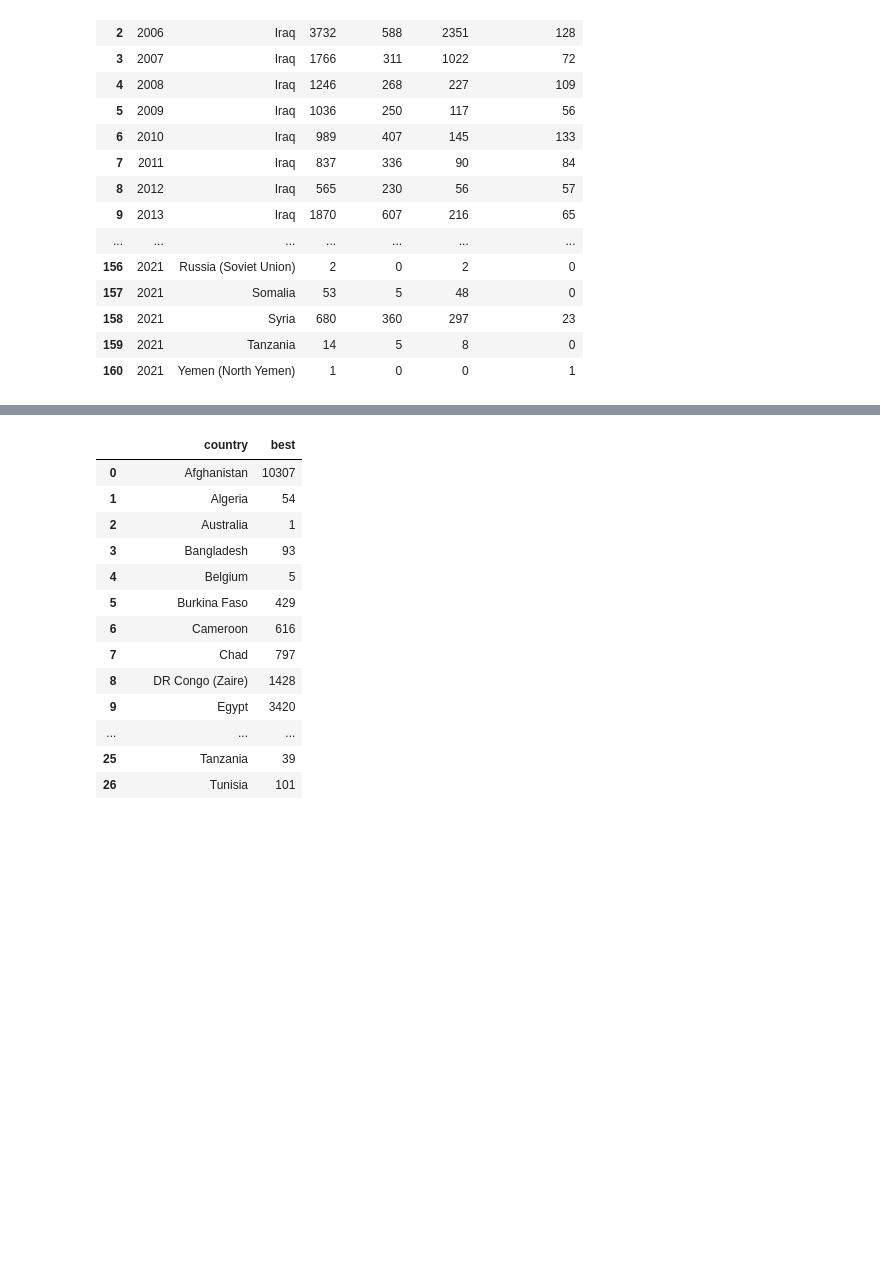
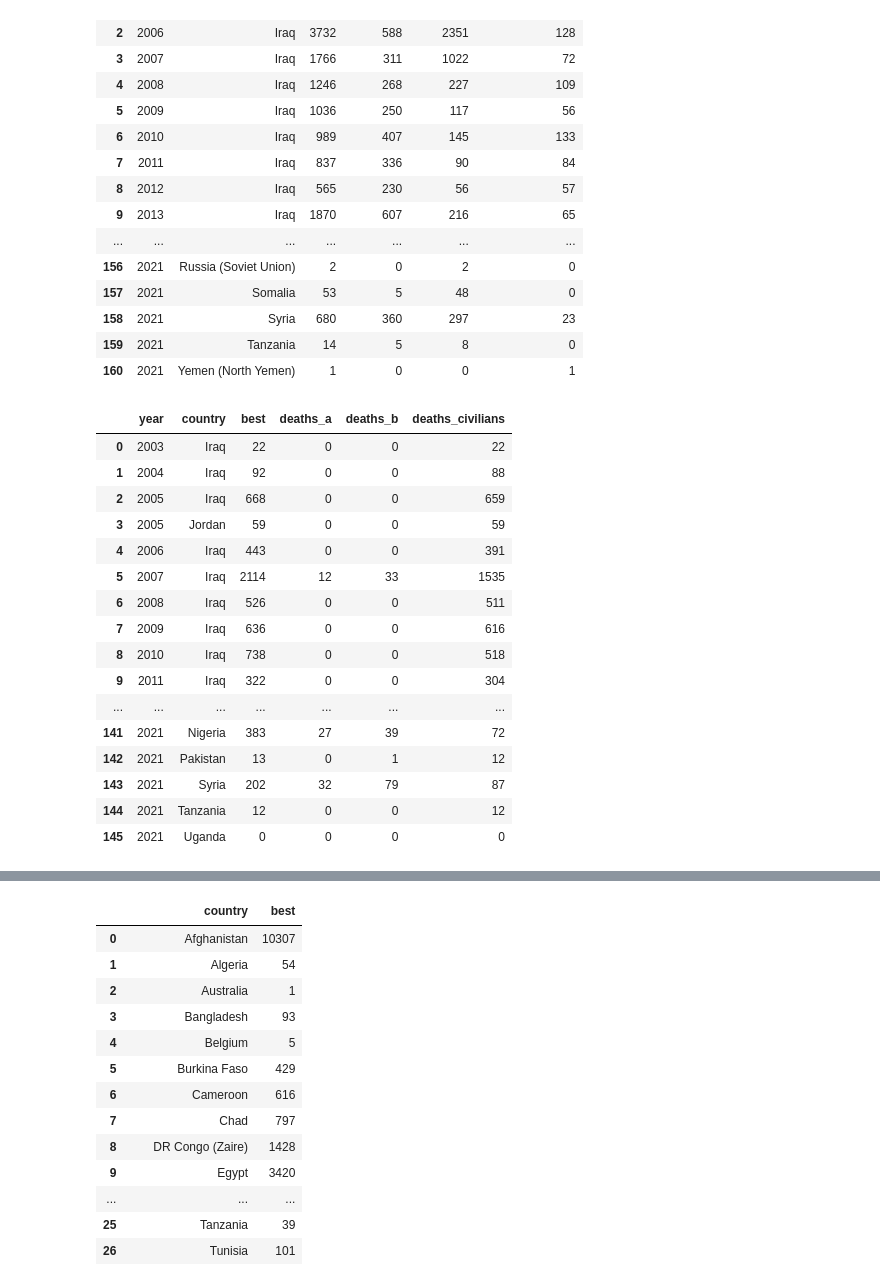
Before and after one commit to Joldon/political_violence, a Jupyter notebook: ged_event_21.ipynb, the cells around one changed output, grey strips where cells are left out. Cells and saved outputs as stored; diff of their text form; code cells hidden in the pictures; blank space fills up the shorter version.

```diff
--- a/ged_event_21.ipynb
+++ b/ged_event_21.ipynb
@@ -362,5 +364,26 @@ data[data['side_b'] == 'IS'].groupby(['year', 'country'])['best', 'deaths_a', 'd
 | 158 | 2021 | Syria | 680 | 360 | 297 | 23 |
 | 159 | 2021 | Tanzania | 14 | 5 | 8 | 0 |
 | 160 | 2021 | Yemen (North Yemen) | 1 | 0 | 0 | 1 |
+# %%
+killings_by_IS_a = data[data['side_a'] == 'IS'].groupby(['year', 'country'])['best', 'deaths_a', 'deaths_b', 'deaths_civilians'].sum().reset_index()
+killings_by_IS_a
+# %% [output]
+|  | year | country | best | deaths_a | deaths_b | deaths_civilians |
+| 0 | 2003 | Iraq | 22 | 0 | 0 | 22 |
+| 1 | 2004 | Iraq | 92 | 0 | 0 | 88 |
+| 2 | 2005 | Iraq | 668 | 0 | 0 | 659 |
+| 3 | 2005 | Jordan | 59 | 0 | 0 | 59 |
+| 4 | 2006 | Iraq | 443 | 0 | 0 | 391 |
+| 5 | 2007 | Iraq | 2114 | 12 | 33 | 1535 |
+| 6 | 2008 | Iraq | 526 | 0 | 0 | 511 |
+| 7 | 2009 | Iraq | 636 | 0 | 0 | 616 |
+| 8 | 2010 | Iraq | 738 | 0 | 0 | 518 |
+| 9 | 2011 | Iraq | 322 | 0 | 0 | 304 |
+| ... | ... | ... | ... | ... | ... | ... |
+| 141 | 2021 | Nigeria | 383 | 27 | 39 | 72 |
+| 142 | 2021 | Pakistan | 13 | 0 | 1 | 12 |
+| 143 | 2021 | Syria | 202 | 32 | 79 | 87 |
+| 144 | 2021 | Tanzania | 12 | 0 | 0 | 12 |
+| 145 | 2021 | Uganda | 0 | 0 | 0 | 0 |
 # %%
 # group killings by IS by year and country
```
Also changed, not shown: parts of 9 cells of this notebook.
